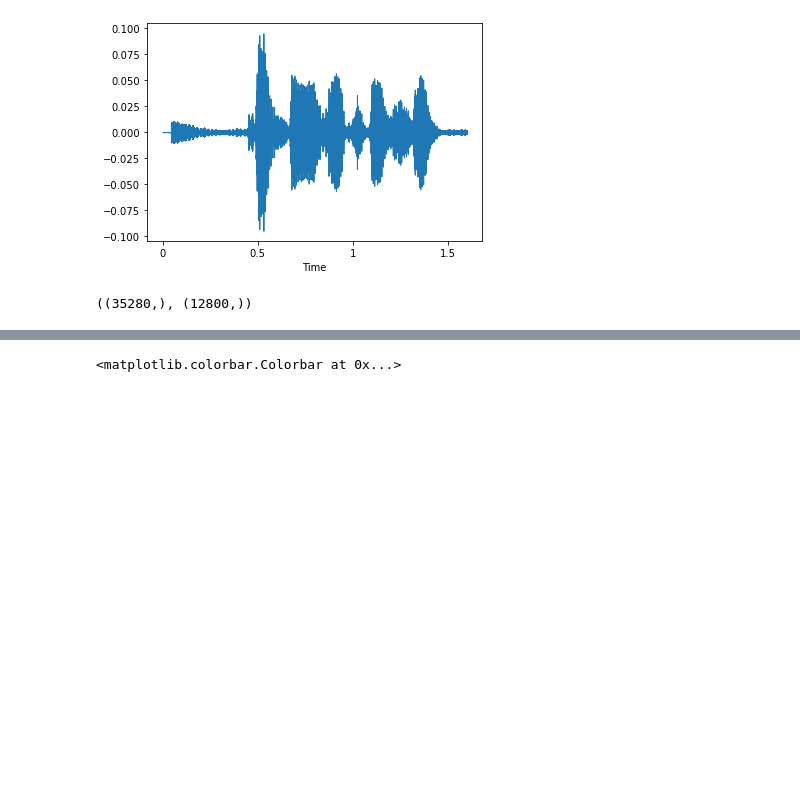
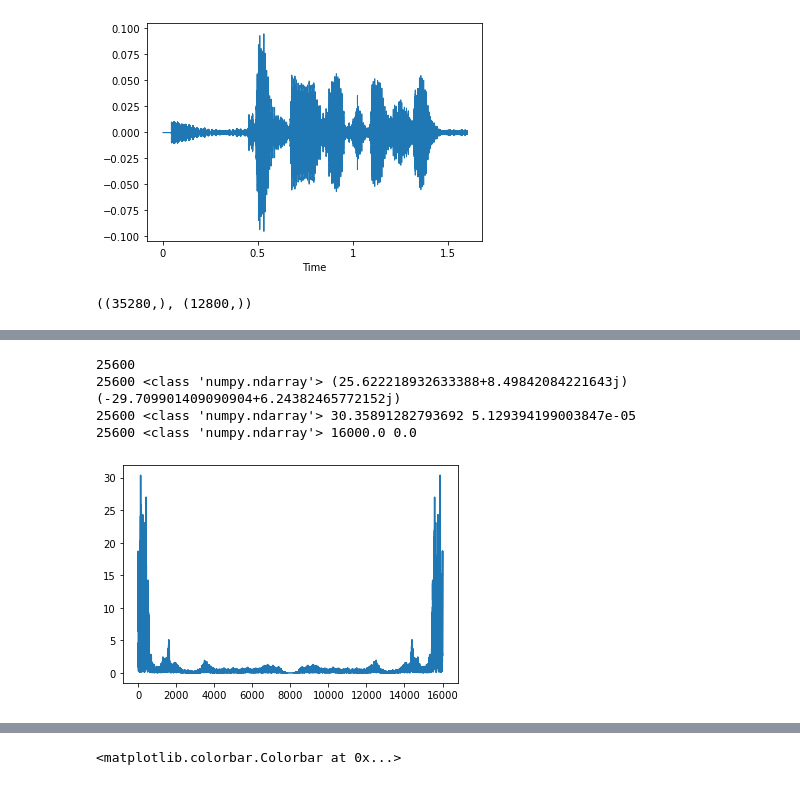
Before and after one commit to FFRfree/digital_speech_processing, a Jupyter notebook: lab1/temp.ipynb, the cells around one changed output, grey strips where cells are left out. Drawn from its saved outputs; the diff is of its cells as text; code cells hidden in the pictures; blank space fills up the shorter version.

```diff
--- a/lab1/temp.ipynb
+++ b/lab1/temp.ipynb
@@ -80,0 +80,30 @@ FileNotFoundError: [Errno 2] No such file or directory: 'your dir\\语音信号
+# %%
+file = 'Test_1.wav'
+x, sr = librosa.load(file, sr=16000)
+print(len(x))
+# ft = librosa.stft(x)
+# magnitude = np.abs(ft)  # 对fft的结果直接取模（取绝对值），得到幅度magnitude
+# frequency = np.angle(ft)  # (0, 16000, 121632)
+
+ft = fft(x)
+print(len(ft), type(ft), np.max(ft), np.min(ft))
+magnitude = np.absolute(ft)  # 对fft的结果直接取模（取绝对值），得到幅度magnitude
+frequency = np.linspace(0, sr, len(magnitude))  # (0, 16000, 121632)
+
+print(len(magnitude), type(magnitude), np.max(magnitude), np.min(magnitude))
+print(len(frequency), type(frequency), np.max(frequency), np.min(frequency))
+
+# plot spectrum，限定[:40000]
+# plt.figure(figsize=(18, 8))
+plt.plot(frequency[:40000], magnitude[:40000])  # magnitude spectrum
+# plt.title("语音信号频域谱线")
+# plt.xlabel("频率（赫兹）")
+# plt.ylabel("幅度")
+# plt.savefig("your dir\语音信号频谱图", dpi=600)
+plt.show()
+# %% [output]
+25600
+25600 <class 'numpy.ndarray'> (25.622218932633388+8.49842084221643j) (-29.709901409090904+6.24382465772152j)
+25600 <class 'numpy.ndarray'> 30.35891282793692 5.129394199003847e-05
+25600 <class 'numpy.ndarray'> 16000.0 0.0
+[figure, added]
```
Also changed, not shown: parts of 2 cells of this notebook, 7 other files.
